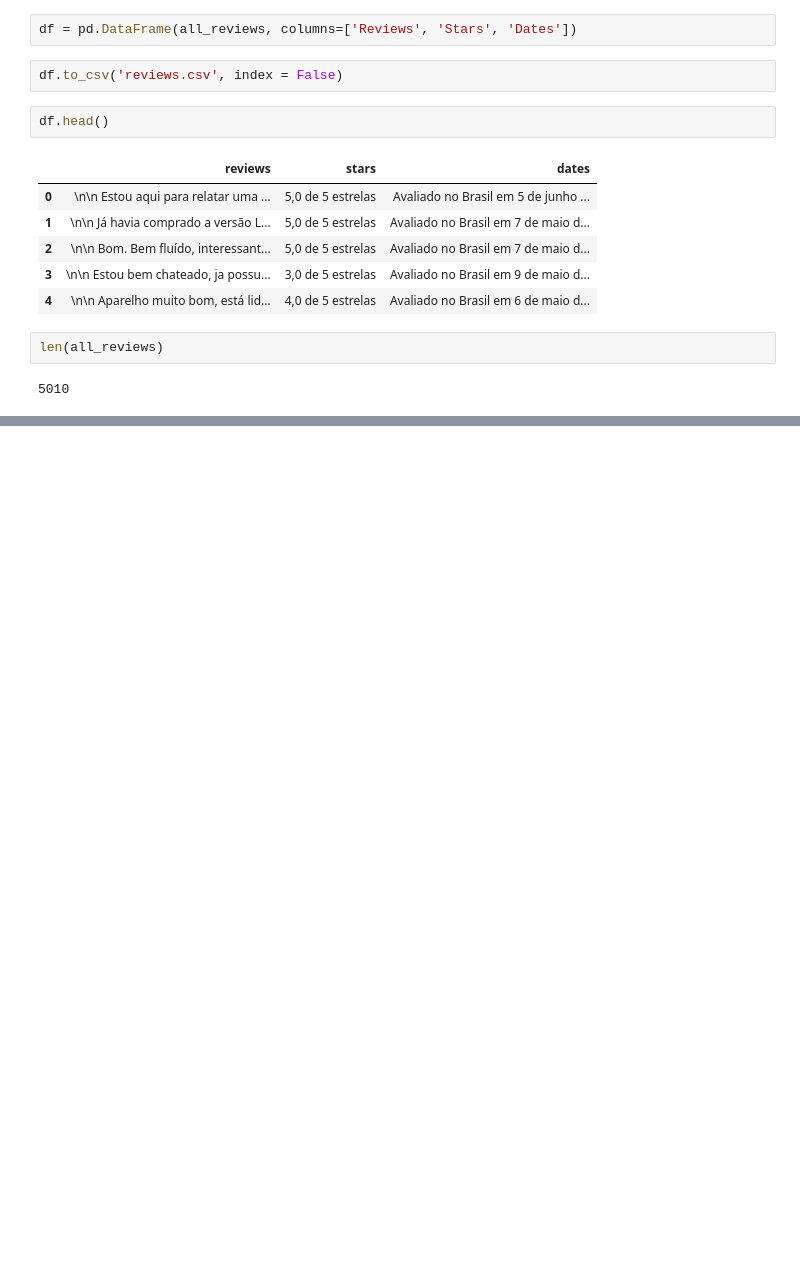
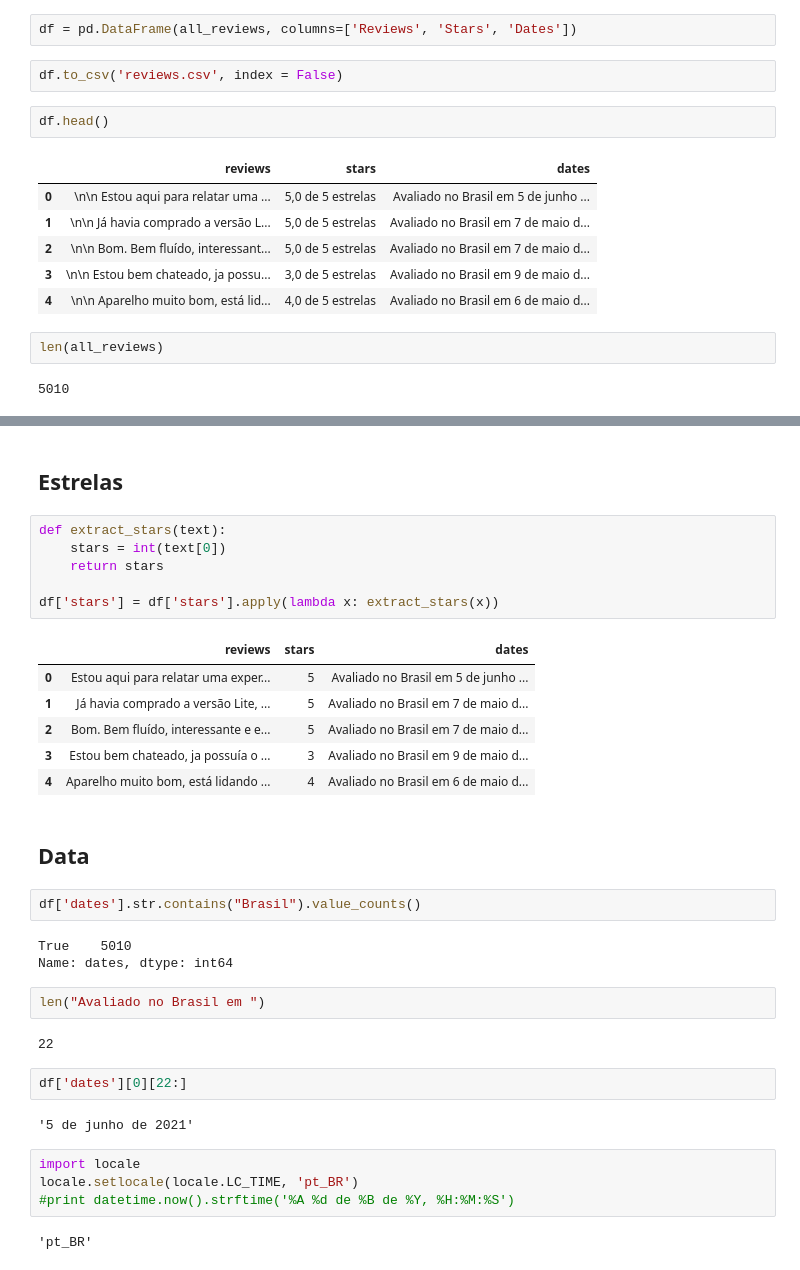
Before and after one commit to mariamaOlive/sentiment-analysis, a Jupyter notebook: rascunho_scraping.ipynb, the cells around one changed output, grey strips where cells are left out. Saved outputs shown, nothing was run; the diff lists cells and outputs as text; blank space fills up the shorter version.

```diff
--- a/rascunho_scraping.ipynb
+++ b/rascunho_scraping.ipynb
@@ -183,0 +209,36 @@ len(all_reviews)
+# %% [markdown]
+## Estrelas
+# %%
+def extract_stars(text):
+    stars = int(text[0])
+    return stars
+
+df['stars'] = df['stars'].apply(lambda x: extract_stars(x))
+# %% [output]
+|  | reviews | stars | dates |
+| 0 | Estou aqui para relatar uma exper... | 5 | Avaliado no Brasil em 5 de junho ... |
+| 1 | Já havia comprado a versão Lite, ... | 5 | Avaliado no Brasil em 7 de maio d... |
+| 2 | Bom. Bem fluído, interessante e e... | 5 | Avaliado no Brasil em 7 de maio d... |
+| 3 | Estou bem chateado, ja possuía o ... | 3 | Avaliado no Brasil em 9 de maio d... |
+| 4 | Aparelho muito bom, está lidando ... | 4 | Avaliado no Brasil em 6 de maio d... |
+# %% [markdown]
+## Data
+# %%
+df['dates'].str.contains("Brasil").value_counts()
+# %% [output]
+True    5010
+Name: dates, dtype: int64
+# %%
+len("Avaliado no Brasil em ")
+# %% [output]
+22
+# %%
+df['dates'][0][22:]
+# %% [output]
+'5 de junho de 2021'
+# %%
+import locale
+locale.setlocale(locale.LC_TIME, 'pt_BR')
+#print datetime.now().strftime('%A %d de %B de %Y, %H:%M:%S')
+# %% [output]
+'pt_BR'
```
Also changed, not shown: parts of 12 cells of this notebook, 1 other file.
